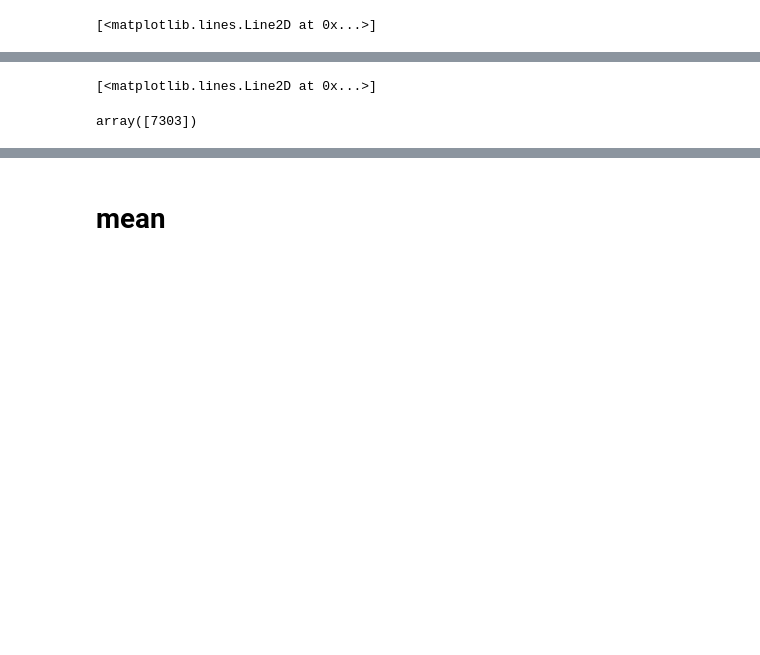
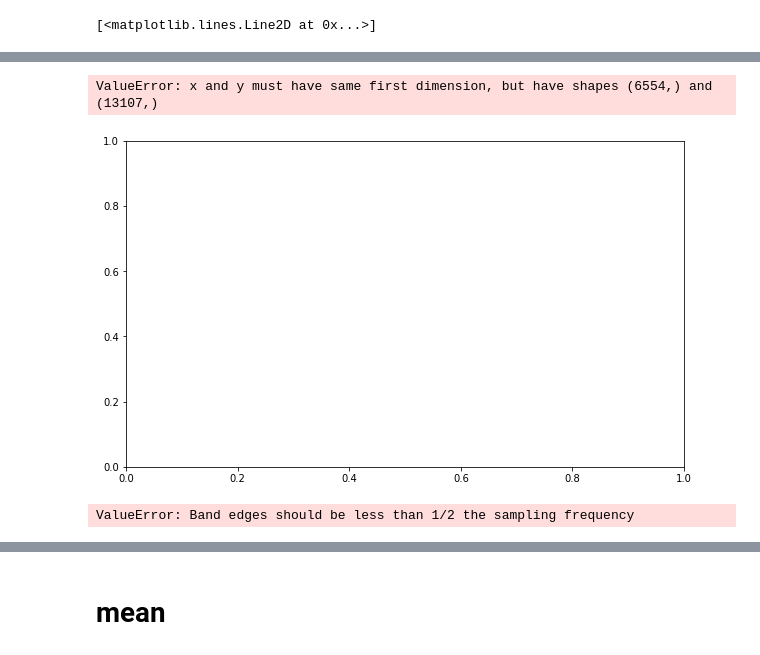
Before and after one commit to ShaabanM/ast2050_lab3, a Jupyter notebook: Analysis.ipynb, the cells around one changed output, grey strips where cells are left out. Cells and saved outputs as stored; diff of their text form; code cells hidden in the pictures; blank space fills up the shorter version.

Commit message:
final commit before i start cleaning up and implementing the histogram method for peak detection

```diff
--- a/Analysis.ipynb
+++ b/Analysis.ipynb
@@ -119,2 +124,11 @@ plot_peak(x,y, fig_name="t", sigma=50)
 Peak Frequency is 1420451972.22841 Hz
 Peak Frequency is 1420544136.72067 Hz
+# %%
+x,y = import_data("day_2/deneb.csv","day_2/off.csv",remove_base=True)
+x = x[int(len(x)/4):int(len(x)*3/4)]
+y = y[int(len(y)/4):int(len(y)*3/4)]
+# %%
+for i in range(12):
+    y[np.argmax(y)] = np.mean(y)
+    y[np.argmin(y)] = np.mean(y)
+plt.plot(x,y)
@@ -180,3 +202,5 @@ locg
      (99.12262559, 36.84134938)>}
 # %% [markdown]
 ### Galactic Plane Data Analysis
+# %%
+y = data_2[keys[i-1]].astype(float)[::,1] - data_2["off"].astype(float)[::,1]
@@ -196,12 +224,20 @@ keys = list(locg.keys())
 longs = []
 lats = []
 peaks = []
+mults = []
 
 for i in range(1,len(keys)):
     x = data_2[keys[i-1]].astype(float)[::,0]
     y = data_2[keys[i-1]].astype(float)[::,1] - data_2["off"].astype(float)[::,1]
+    x = x[int(len(x)/2.5):int(len(x)*3/4)]
+    y = y[int(len(y)/2.5):int(len(y)*3/4)]
+    mults.insert(i,x*y)
 
-    signal, peak = get_signal(y, filter=True,sigma=20)
+    for j in range(12):
+        y[np.argmax(y)] = np.mean(y)
+        y[np.argmin(y)] = np.mean(y)
+
+    signal, peak = get_signal(y-np.mean(y), filter=True,sigma=0)
     long = locg[keys[i-1]].l.deg
     lat = locg[keys[i-1]].b.deg
 
@@ -209,5 +245,9 @@ for i in range(1,len(keys)):
     longs.insert(i-1,long)
     lats.insert(i-1,lat)
 
+    print(np.mean(x*y))
     print(x[peak],lat,long)
+    plt.figure()
+    plt.plot(x,signal)
+    plt.plot(x[peak],signal[peak],'o')
 # %% [output]
@@ -316,14 +357,14 @@ plt.plot(peaks,y[peaks], "o")
 # %%
 from scipy.ndimage import gaussian_filter
 from scipy.signal import find_peaks, peak_prominences
-sun_0 = np.loadtxt("day_2/sun_on.csv", delimiter=",")
+sun_0 = np.loadtxt("day_2/deneb.csv", delimiter=",")
 off = np.loadtxt("day_2/off.csv", delimiter=",")
 plt.figure("mu")
-y = gaussian_filter(sun_0[::,1] ,50)
-#plt.plot(sun_0[::,0],gaussian_filter(sun_0[::,1],1))
+x
+y = gaussian_filter(sun_0[::,1] - off [::,1],0)
 peaks, _ = find_peaks(y)
 proms = peak_prominences(y,peaks)
 peaks, _ = find_peaks(y, prominence= np.max(proms[0]))
-plt.plot(y)
+plt.plot(x,y)
 plt.plot(peaks,y[peaks], ".")
 # %% [output]
@@ -332,5 +371,8 @@ plt.plot(peaks,y[peaks], ".")
-[<matplotlib.lines.Line2D at 0x...>]
+ValueError: x and y must have same first dimension, but have shapes (6554,) and (13107,)
+[figure, added]
-# %%
-peaks
-# %% [output]
-array([7303])
+# %%
+from scipy import signal
+
+bpass = signal.remez(72, [0, 10, 20, 40, 45, 50], [0, 1, 0])
+# %% [output]
+ValueError: Band edges should be less than 1/2 the sampling frequency
```
Also changed, not shown: parts of 38 cells of this notebook, 1 other file.
